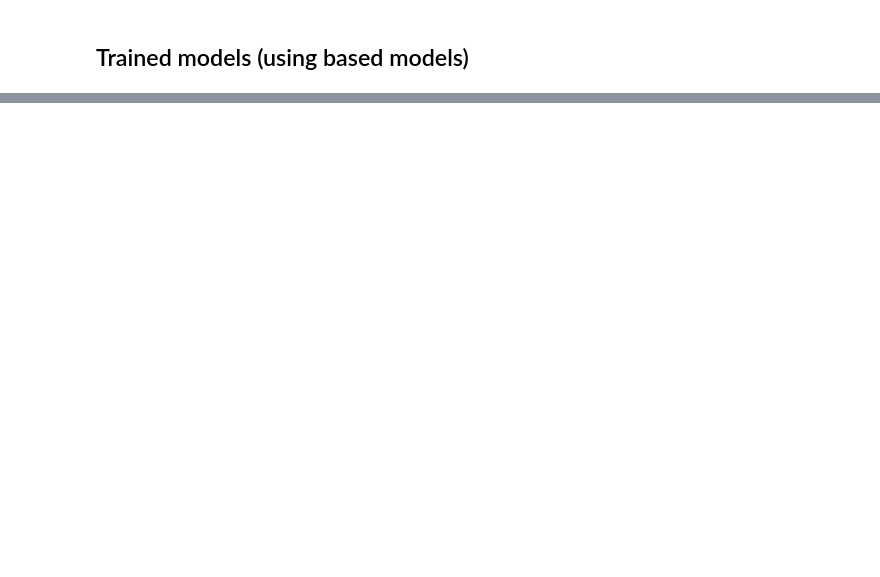
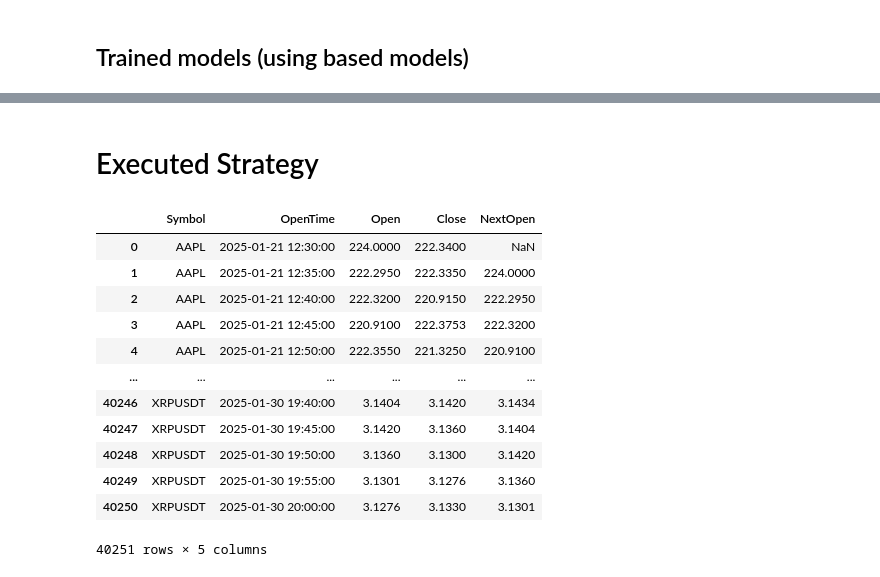
Before and after one commit to nite4/mscfe-masters-project, a Jupyter notebook: src/run_strategy.ipynb, the cells around one changed output, grey strips where cells are left out. Saved outputs shown, nothing was run; the diff lists cells and outputs as text; code cells hidden in the pictures; blank space fills up the shorter version.

Commit message:
updated strategy notebook

```diff
--- a/src/run_strategy.ipynb
+++ b/src/run_strategy.ipynb
@@ -779,0 +839,37 @@ display(untuned_performance_df)
+# %% [markdown]
+# Executed Strategy
+# %%
+df_temp = (
+    df_full.groupby(by=['Symbol', 'OpenTime'])
+    .agg({
+        'Open': 'first',
+        'Close': 'first'
+    })
+    .reset_index()
+)
+
+df_temp['OpenTime'] = pd.to_datetime(df_temp['OpenTime'])
+df_temp = df_temp.sort_values(by=['Symbol', 'OpenTime'])
+
+df_temp = (
+    df_temp.groupby(by=['Symbol'], group_keys=False)
+    # Shift open prices within each symbol
+   .apply(lambda x: x.assign(NextOpen=x['Open'].shift(1)))
+   .reset_index(level=0, drop=True)
+)
+
+df_temp
+# %% [output]
+|  | Symbol | OpenTime | Open | Close | NextOpen |
+| 0 | AAPL | 2025-01-21 12:30:00 | 224.0000 | 222.3400 | NaN |
+| 1 | AAPL | 2025-01-21 12:35:00 | 222.2950 | 222.3350 | 224.0000 |
+| 2 | AAPL | 2025-01-21 12:40:00 | 222.3200 | 220.9150 | 222.2950 |
+| 3 | AAPL | 2025-01-21 12:45:00 | 220.9100 | 222.3753 | 222.3200 |
+| 4 | AAPL | 2025-01-21 12:50:00 | 222.3550 | 221.3250 | 220.9100 |
+| ... | ... | ... | ... | ... | ... |
+| 40246 | XRPUSDT | 2025-01-30 19:40:00 | 3.1404 | 3.1420 | 3.1434 |
+| 40247 | XRPUSDT | 2025-01-30 19:45:00 | 3.1420 | 3.1360 | 3.1404 |
+| 40248 | XRPUSDT | 2025-01-30 19:50:00 | 3.1360 | 3.1300 | 3.1420 |
+| 40249 | XRPUSDT | 2025-01-30 19:55:00 | 3.1301 | 3.1276 | 3.1360 |
+| 40250 | XRPUSDT | 2025-01-30 20:00:00 | 3.1276 | 3.1330 | 3.1301 |
+40251 rows × 5 columns
```
Also changed, not shown: parts of 13 cells of this notebook, 1 other file.
